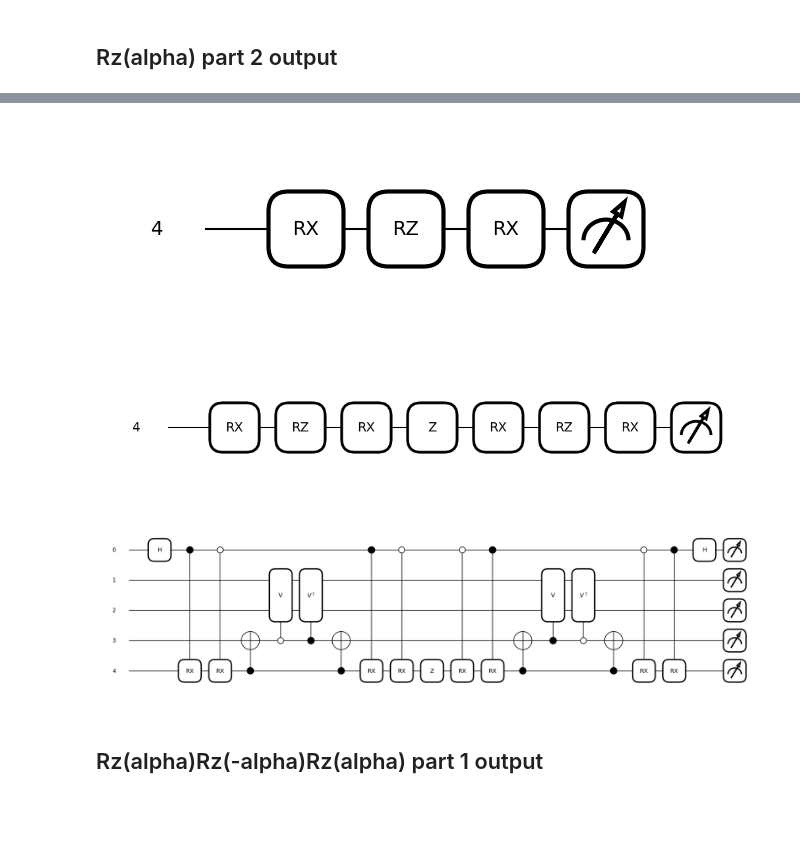
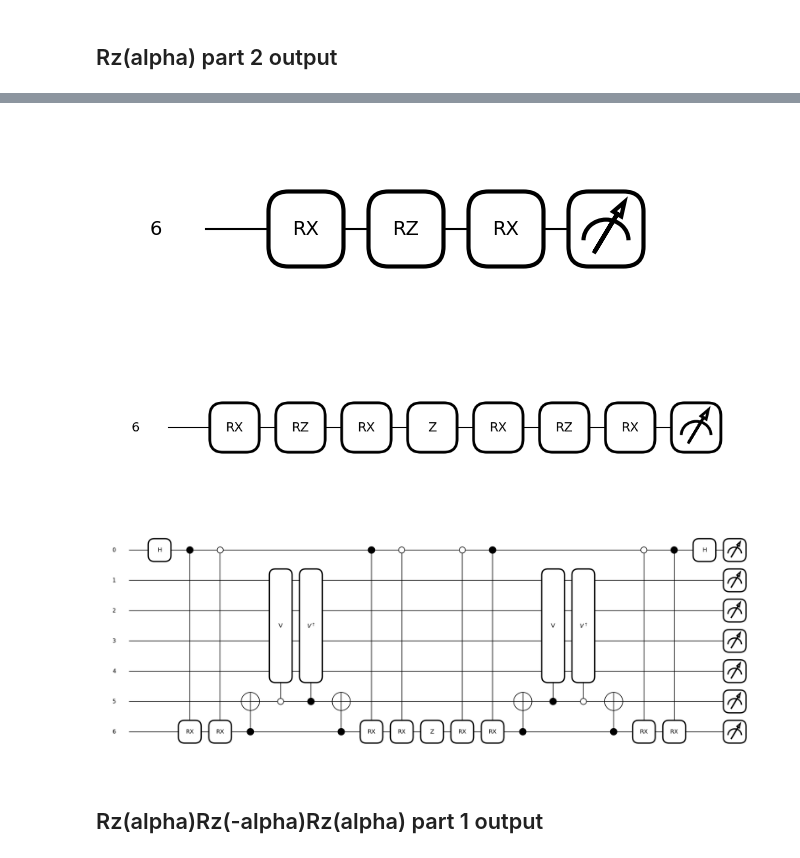
Before and after one commit to RaghavJuyal/Learning-of-Hamiltonian-Dynamics, a Jupyter notebook: Code/test_gui_output.ipynb, the cells around one changed output, grey strips where cells are left out. Cells and saved outputs as stored; diff of their text form; code cells hidden in the pictures; blank space fills up the shorter version.

Commit message:
fix issue where theory not matching code kernel

```diff
--- a/Code/test_gui_output.ipynb
+++ b/Code/test_gui_output.ipynb
@@ -668,26 +100,26 @@ def build_P(observable_terms):
         P = local if P is None else P + local
     return P if P is not None else qml.PauliZ(0)
 
-n_kernel=1; freq_register_sizes={0: 2}; n_freq=2
-n_anc=1; n_circ=1; n_total=5
+n_kernel=1; freq_register_sizes={0: 4}; n_freq=4
+n_anc=1; n_circ=1; n_total=7
 kernel_offset=0; freq_offset=1
-anc_offset=3; circ_offset=4
-shots = 1000000
+anc_offset=5; circ_offset=6
+shots = 10000
 
 dev=qml.device('default.qubit', wires=n_total, shots = shots)
 
 @qml.qnode(dev)
 def U(x, α):
-    qml.RX(x[0], wires=4)
-    qml.RZ(α[0], wires=4)
-    qml.RX(x[0], wires=4)
+    qml.RX(x[0], wires=6)
+    qml.RZ(α[0], wires=6)
+    qml.RX(x[0], wires=6)
     return qml.state()
 
 @qml.qnode(dev)
 def UPU(x, α):
-    qml.RX(x[0], wires=4)
-    qml.RZ(α[0], wires=4)
-    qml.RX(x[0], wires=4)
+    qml.RX(x[0], wires=6)
+    qml.RZ(α[0], wires=6)
+    qml.RX(x[0], wires=6)
     # build P on shifted observables
     shifted_terms=[]
     for term in observable_terms:
@@ -696,26 +128,26 @@ def UPU(x, α):
         for p in parts:
             op=p[0].upper()
             idx=int(p[1:])
-            new_parts.append(f'{op}{idx+4}')
+            new_parts.append(f'{op}{idx+6}')
         shifted_terms.append(' '.join(new_parts))
     P=build_P(shifted_terms)
     # user-provided adjoint (trimmed prefix)
-    qml.RX(-x[0], wires=4)
-    qml.RZ(-α[0], wires=4)
-    qml.RX(-x[0], wires=4)
+    qml.RX(-x[0], wires=6)
+    qml.RZ(-α[0], wires=6)
+    qml.RX(-x[0], wires=6)
     return qml.state()
 
 def AuPAu(x, x1, α):
     qml.Hadamard(wires=0)
 
-    qml.ctrl(qml.RX, control=0, control_values=[1])(x[0], wires=4)
-    qml.ctrl(qml.RX, control=0, control_values=[0])(x1[0], wires=4)
-    qml.CNOT(wires=(4,3))
-    qml.ctrl(V, control = 3, control_values = [0])( value = 1, wires=[1, 2], mod=2**2)
-    qml.ctrl(Vdagger, control = 3, control_values = [1])( value = -1, wires=[1, 2], mod=2**2)
-    qml.CNOT(wires=(4,3))
-    qml.ctrl(qml.RX, control=0, control_values=[1])(x[0], wires=4)
-    qml.ctrl(qml.RX, control=0, control_values=[0])(x1[0], wires=4)
+    qml.ctrl(qml.RX, control=0, control_values=[1])(x[0], wires=6)
+    qml.ctrl(qml.RX, control=0, control_values=[0])(x1[0], wires=6)
+    qml.CNOT(wires=(6,5))
+    qml.ctrl(V, control = 5, control_values = [0])( value = 1, wires=[1, 2, 3, 4], mod=2**4)
+    qml.ctrl(Vdagger, control = 5, control_values = [1])( value = -1, wires=[1, 2, 3, 4], mod=2**4)
+    qml.CNOT(wires=(6,5))
+    qml.ctrl(qml.RX, control=0, control_values=[1])(x[0], wires=6)
+    qml.ctrl(qml.RX, control=0, control_values=[0])(x1[0], wires=6)
 
     shifted_terms=[]
     for term in observable_terms:
@@ -724,19 +156,19 @@ def AuPAu(x, x1, α):
         for p in parts:
             op=p[0].upper()
             idx=int(p[1:])
-            new_parts.append(f'{op}{idx+4}')
+            new_parts.append(f'{op}{idx+6}')
         shifted_terms.append(' '.join(new_parts))
     P=build_P(shifted_terms)
 
     # Adjoint – reverse of duplicated U
-    qml.ctrl(qml.RX, control=0, control_values=[0])(-x1[0], wires=4)
-    qml.ctrl(qml.RX, control=0, control_values=[1])(-x[0], wires=4)
-    qml.CNOT(wires=(4,3))
-    qml.ctrl(V, control = 3, control_values = [1])( value = 1, wires=[1, 2], mod=2**2)
-    qml.ctrl(Vdagger, control = 3, control_values = [0])( value = -1, wires=[1, 2], mod=2**2)
-    qml.CNOT(wires=(4,3))
-    qml.ctrl(qml.RX, control=0, control_values=[0])(-x1[0], wires=4)
-    qml.ctrl(qml.RX, control=0, control_values=[1])(-x[0], wires=4)
+    qml.ctrl(qml.RX, control=0, control_values=[0])(-x1[0], wires=6)
+    qml.ctrl(qml.RX, control=0, control_values=[1])(-x[0], wires=6)
+    qml.CNOT(wires=(6,5))
+    qml.ctrl(V, control = 5, control_values = [1])( value = 1, wires=[1, 2, 3, 4], mod=2**4)
+    qml.ctrl(Vdagger, control = 5, control_values = [0])( value = -1, wires=[1, 2, 3, 4], mod=2**4)
+    qml.CNOT(wires=(6,5))
+    qml.ctrl(qml.RX, control=0, control_values=[0])(-x1[0], wires=6)
+    qml.ctrl(qml.RX, control=0, control_values=[1])(-x[0], wires=6)
     qml.Hadamard(wires=0)
 
 
@@ -810,22 +242,20 @@ X = [np.array([0.0]), np.array([1.2]), np.array([-0.7])]
 K = compute_kernel_matrix(X, α)
 print(K)
 
-import numpy as np
-
 def kernel_b_norm(x, x1):
-    num = np.cos(x)**2 * np.cos(x1)**2 + 0.5 * np.sin(x)**2 * np.sin(x1)**2
-    denom = np.sqrt(np.cos(x)**4 + 0.5 * np.sin(x)**4) * np.sqrt(np.cos(x1)**4 + 0.5 * np.sin(x1)**4)
+    num = 2*(np.cos(x)**2 * np.cos(x1)**2 + 0.5 * np.sin(x)**2 * np.sin(x1)**2)
+    denom = np.cos(x)**4 + np.cos(x1)**4 +0.5*(np.sin(x)**4 + np.sin(x1)**4)
     return num / denom
 
 X = [0.0, 1.2, -0.7]
 n = len(X)
-K = np.zeros((n, n))
+K2 = np.zeros((n, n))
 
 for i in range(n):
     for j in range(n):
-        K[i, j] = kernel_b_norm(X[i], X[j])
+        K2[i, j] = kernel_b_norm(X[i], X[j])
 
 print("Theory Normalized kernel matrix:")
-print(K)
+print(K2)
 # %% [output]
 (0, 0)
@@ -848,6 +278,6 @@ Theory Normalized kernel matrix:
 [figure]
 [figure]
-[figure, old version]
+[figure, new version]
 # %% [markdown]
 ## Rz(alpha)Rz(-alpha)Rz(alpha) part 1 output
 # %%
```
Also changed, not shown: parts of 12 cells of this notebook, 1 other file.
